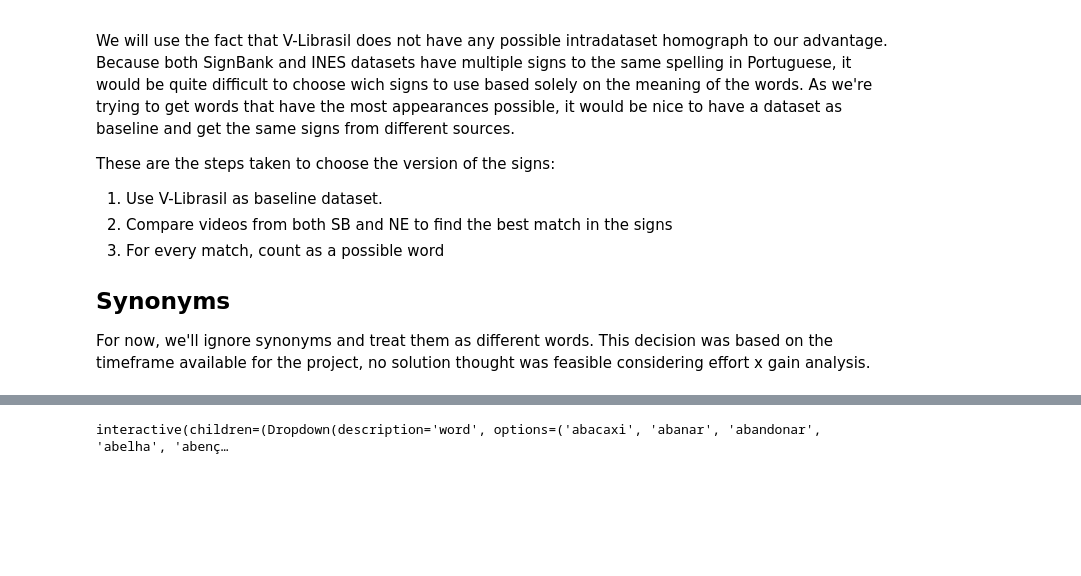
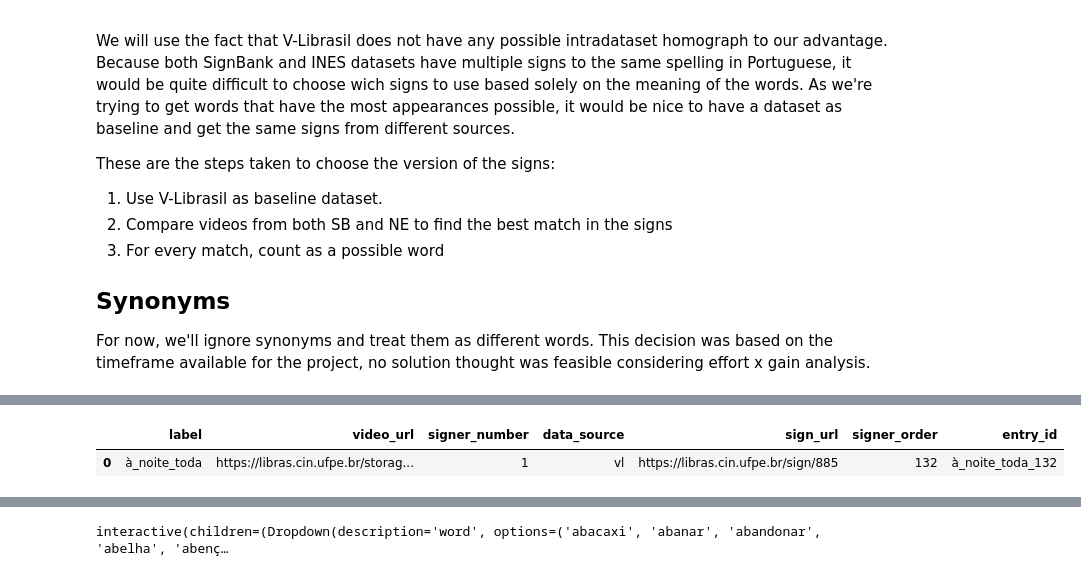
Before and after one commit to patrickf949/SaoPauloBrazilChapter_BrazilianSignLanguage, a Jupyter notebook: notebooks/data-exploration.ipynb, the cells around one changed output, grey strips where cells are left out. Saved outputs shown, nothing was run; the diff lists cells and outputs as text; code cells hidden in the pictures; blank space fills up the shorter version.

```diff
--- a/notebooks/data-exploration.ipynb
+++ b/notebooks/data-exploration.ipynb
@@ -342,3 +342,8 @@ ne_df[ne_df["number_in_label"]].head(1)
+# %%
+vl_df.head(1)
+# %% [output]
+|  | label | video_url | signer_number | data_source | sign_url | signer_order | entry_id |
+| 0 | à_noite_toda | https://libras.cin.ufpe.br/storag... | 1 | vl | https://libras.cin.ufpe.br/sign/885 | 132 | à_noite_toda_132 |
 # %%
 sb_df.columns
 # %% [output]
```
Also changed, not shown: parts of 14 cells of this notebook.
